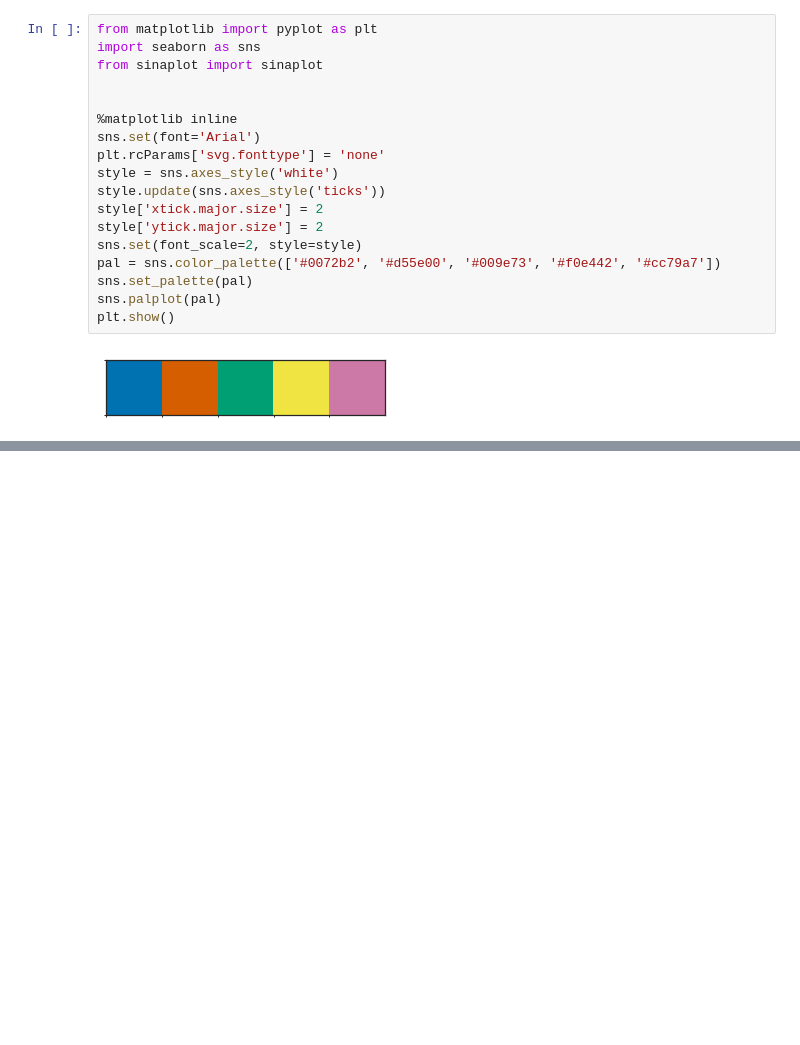
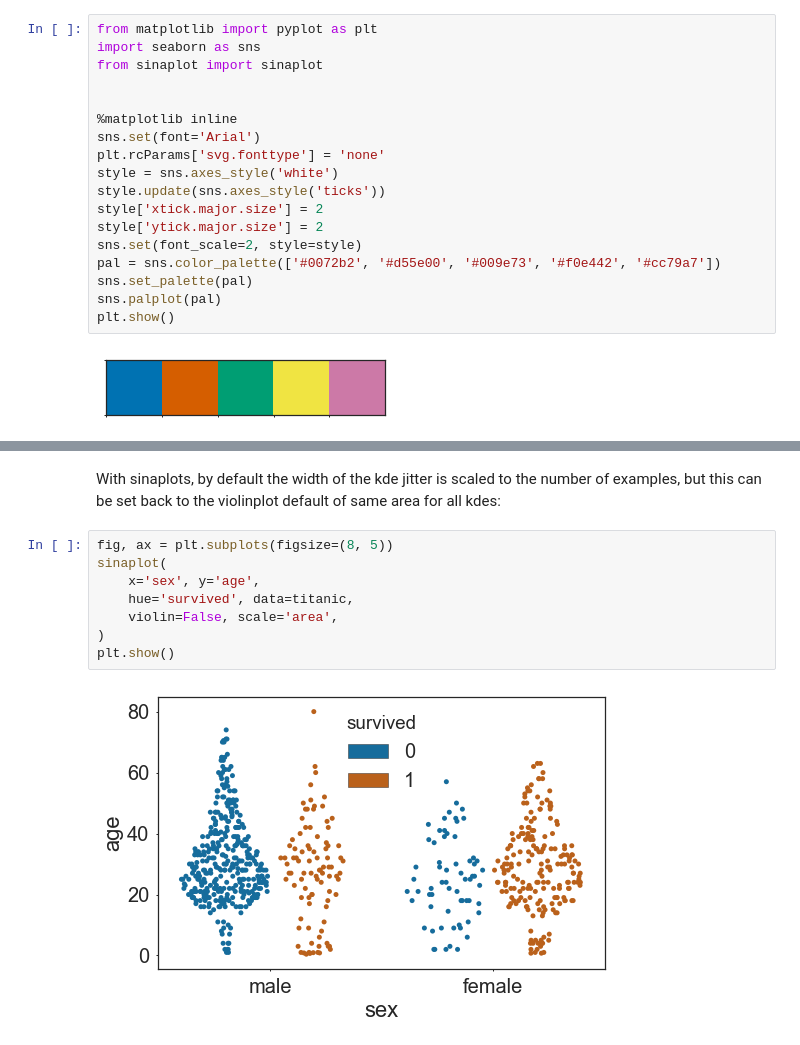
Before and after one commit to mparker2/seaborn_sinaplot, a Jupyter notebook: seaborn_sinaplot.ipynb, the cells around one changed output, grey strips where cells are left out. Cells and saved outputs as stored; diff of their text form; blank space fills up the shorter version.

```diff
--- a/seaborn_sinaplot.ipynb
+++ b/seaborn_sinaplot.ipynb
@@ -35,0 +47,12 @@ plt.show()
+# %% [markdown]
+With sinaplots, by default the width of the kde jitter is scaled to the number of examples, but this can be set back to the violinplot default of same area for all kdes:
+# %%
+fig, ax = plt.subplots(figsize=(8, 5))
+sinaplot(
+    x='sex', y='age',
+    hue='survived', data=titanic,
+    violin=False, scale='area',
+)
+plt.show()
+# %% [output]
+[figure, added]
```
Also changed, not shown: parts of 8 cells of this notebook, 1 other file.
